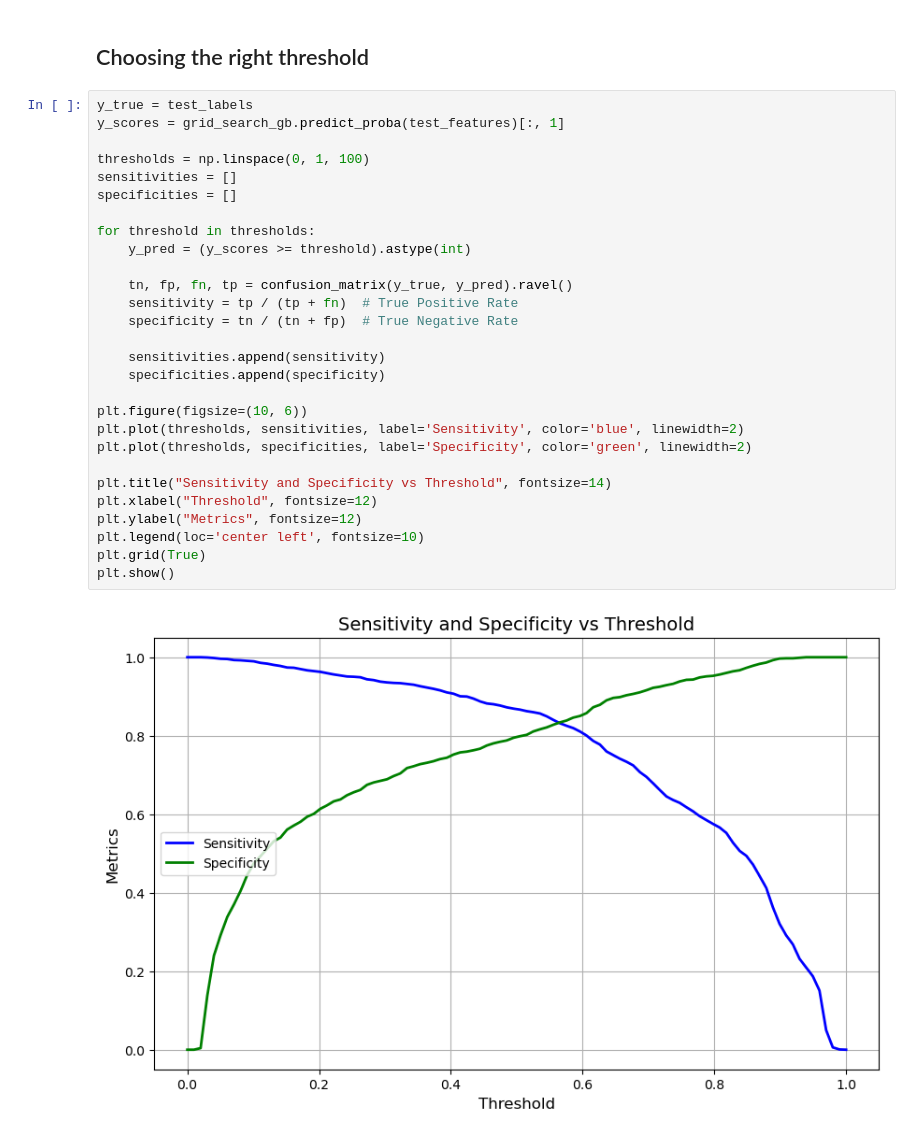
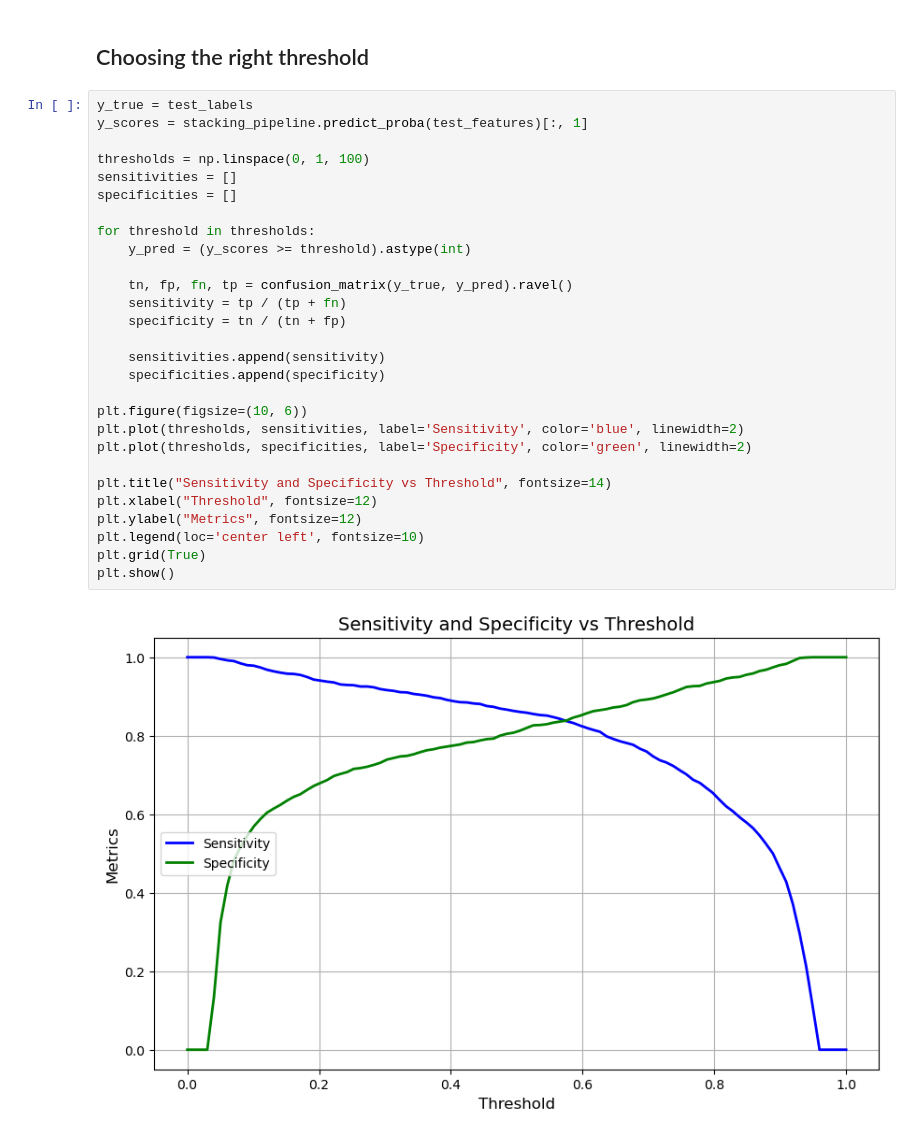
Before and after one commit to keitaVigano/income_classification, a Jupyter notebook: notebook/modeling_undersampling.ipynb, the cells around one changed output. Saved outputs shown, nothing was run; the diff lists cells and outputs as text.

```diff
--- a/notebook/modeling_undersampling.ipynb
+++ b/notebook/modeling_undersampling.ipynb
@@ -652,31 +761,31 @@ plot_roc_curve(test_labels, y_probs, model_names)
 ## Choosing the right threshold
 # %%
 y_true = test_labels
-y_scores = grid_search_gb.predict_proba(test_features)[:, 1]
+y_scores = stacking_pipeline.predict_proba(test_features)[:, 1]
 
 thresholds = np.linspace(0, 1, 100)
 sensitivities = []
 specificities = []
 
 for threshold in thresholds:
     y_pred = (y_scores >= threshold).astype(int)
 
     tn, fp, fn, tp = confusion_matrix(y_true, y_pred).ravel()
-    sensitivity = tp / (tp + fn)  # True Positive Rate
-    specificity = tn / (tn + fp)  # True Negative Rate
+    sensitivity = tp / (tp + fn)
+    specificity = tn / (tn + fp)
 
     sensitivities.append(sensitivity)
     specificities.append(specificity)
 
 plt.figure(figsize=(10, 6))
 plt.plot(thresholds, sensitivities, label='Sensitivity', color='blue', linewidth=2)
 plt.plot(thresholds, specificities, label='Specificity', color='green', linewidth=2)
 
 plt.title("Sensitivity and Specificity vs Threshold", fontsize=14)
 plt.xlabel("Threshold", fontsize=12)
 plt.ylabel("Metrics", fontsize=12)
 plt.legend(loc='center left', fontsize=10)
 plt.grid(True)
 plt.show()
 # %% [output]
-[figure, old version]
+[figure, new version]
```
Also changed, not shown: parts of 15 cells of this notebook, 2 other files.
